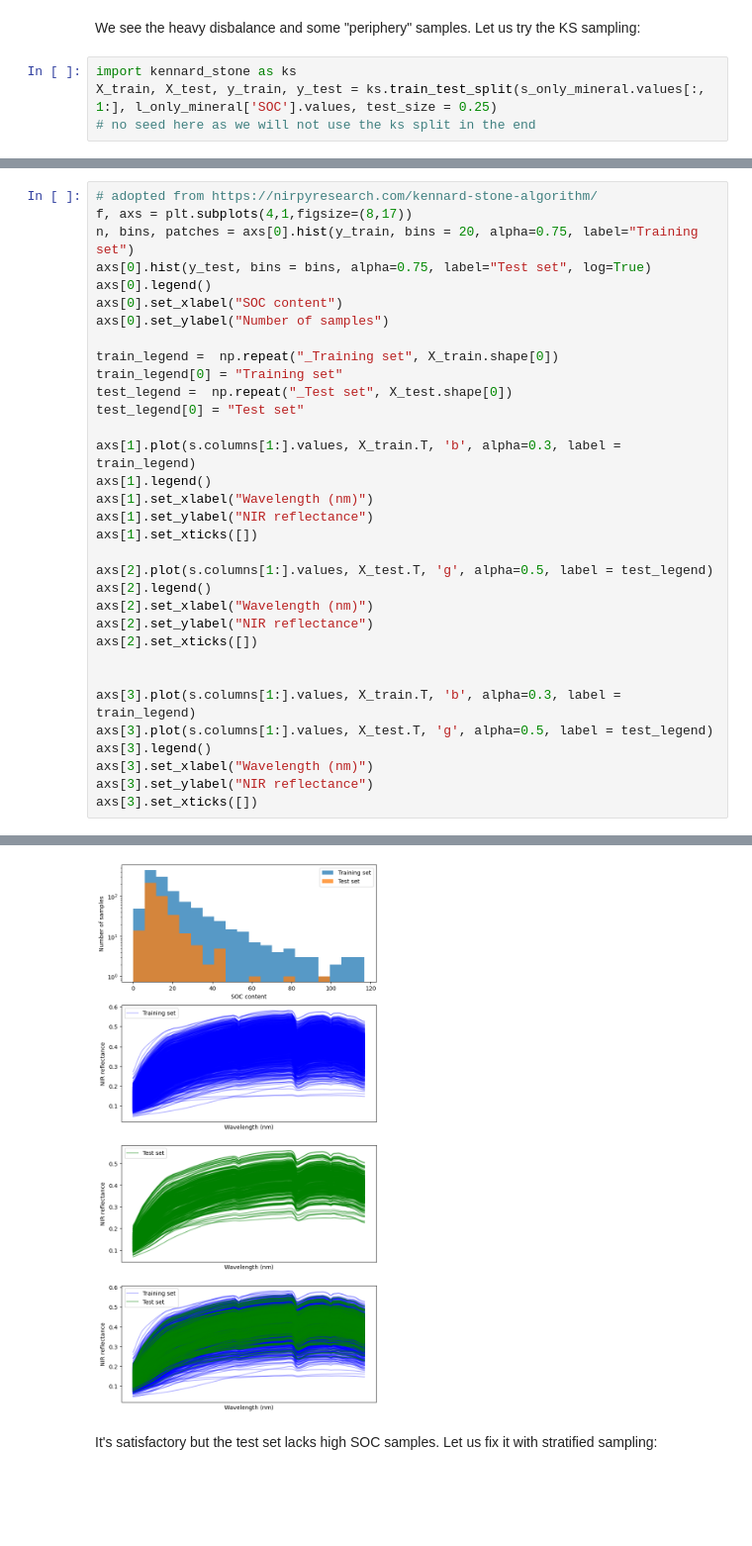
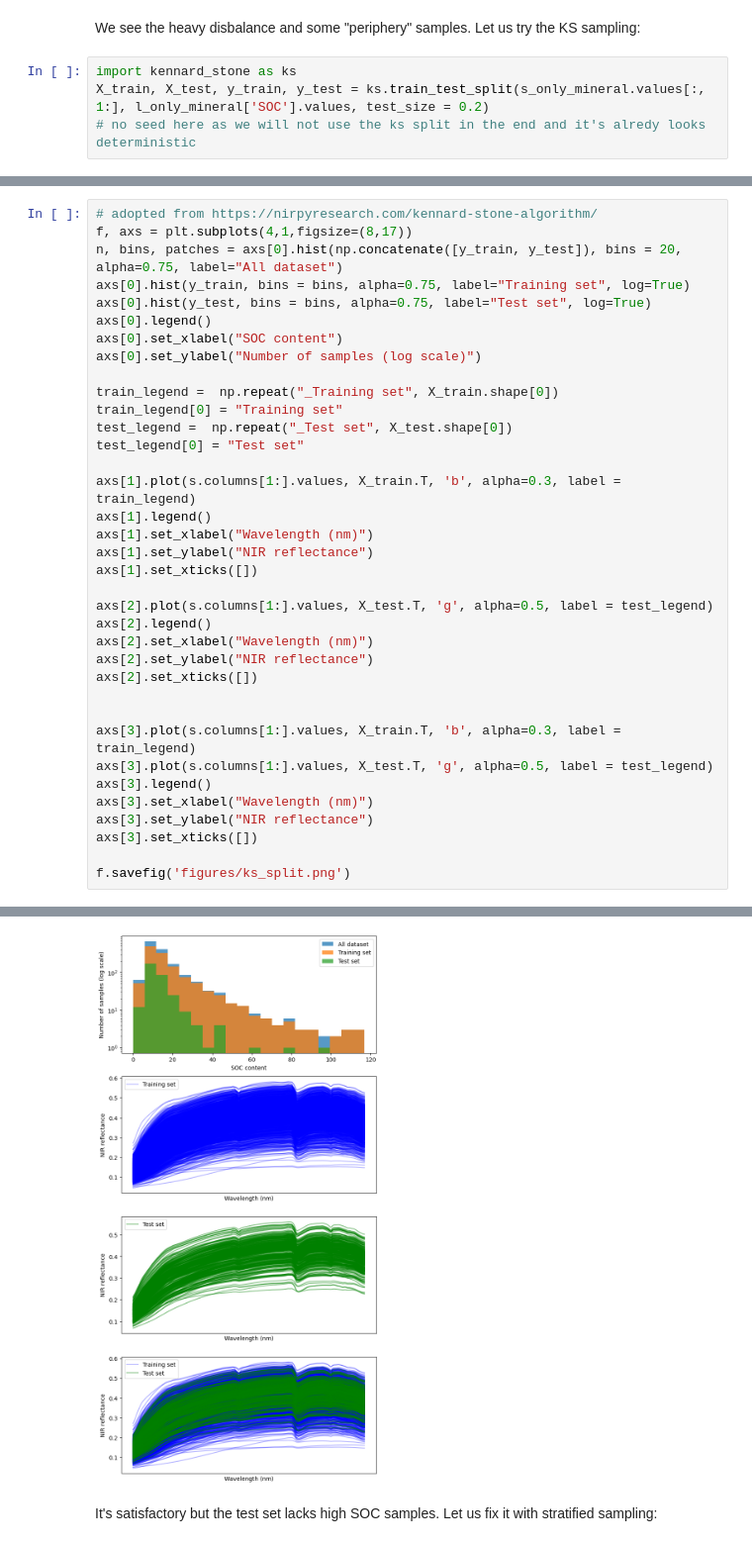
Before and after one commit to sugoma11/spectroscopy_project, a Jupyter notebook: split_data.ipynb, the cells around one changed output, grey strips where cells are left out. Shown at 99% size. Cells and saved outputs as stored; diff of their text form; blank space fills up the shorter version.

```diff
--- a/split_data.ipynb
+++ b/split_data.ipynb
@@ -71,6 +74,6 @@ Text(0, 0.5, 'PC2')
 We see the heavy disbalance and some "periphery" samples. Let us try the KS sampling:
 # %%
 import kennard_stone as ks
-X_train, X_test, y_train, y_test = ks.train_test_split(s_only_mineral.values[:, 1:], l_only_mineral['SOC'].values, test_size = 0.25)
-# no seed here as we will not use the ks split in the end
+X_train, X_test, y_train, y_test = ks.train_test_split(s_only_mineral.values[:, 1:], l_only_mineral['SOC'].values, test_size = 0.2)
+# no seed here as we will not use the ks split in the end and it's alredy looks deterministic
 # %% [output]
@@ -80,11 +83,12 @@ X_train, X_test, y_train, y_test = ks.train_test_split(s_only_mineral.values[:,
 # %%
 # adopted from https://nirpyresearch.com/kennard-stone-algorithm/
 f, axs = plt.subplots(4,1,figsize=(8,17))
-n, bins, patches = axs[0].hist(y_train, bins = 20, alpha=0.75, label="Training set")
+n, bins, patches = axs[0].hist(np.concatenate([y_train, y_test]), bins = 20, alpha=0.75, label="All dataset")
+axs[0].hist(y_train, bins = bins, alpha=0.75, label="Training set", log=True)
 axs[0].hist(y_test, bins = bins, alpha=0.75, label="Test set", log=True)
 axs[0].legend()
 axs[0].set_xlabel("SOC content")
-axs[0].set_ylabel("Number of samples")
+axs[0].set_ylabel("Number of samples (log scale)")
 
 train_legend =  np.repeat("_Training set", X_train.shape[0])
 train_legend[0] = "Training set"
@@ -110,4 +114,6 @@ axs[3].legend()
 axs[3].set_xlabel("Wavelength (nm)")
 axs[3].set_ylabel("NIR reflectance")
 axs[3].set_xticks([])
+
+f.savefig('figures/ks_split.png')
 # %% [output]
@@ -115,4 +120,4 @@ axs[3].set_xticks([])
-[figure, old version]
+[figure, new version]
 # %% [markdown]
 It's satisfactory but the test set lacks high SOC samples. Let us fix it with stratified sampling:
 # %%
```
Also changed, not shown: parts of 13 cells of this notebook, 3 other files.
